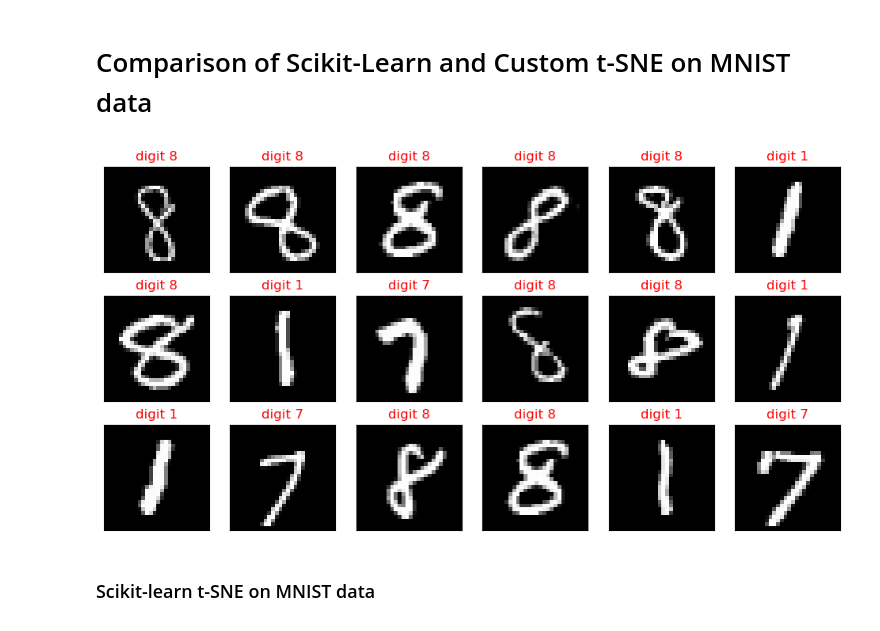
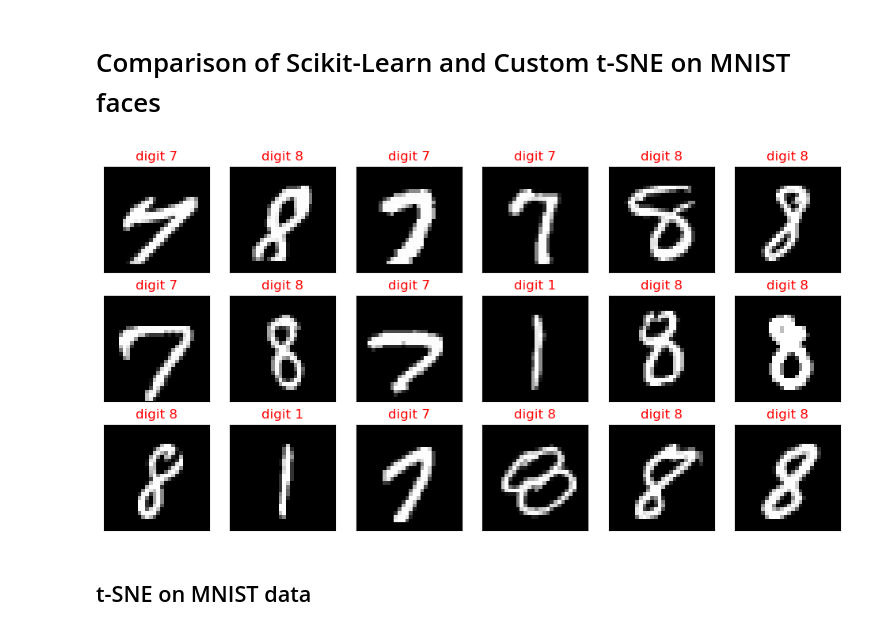
Before and after one commit to AntoineTSP/Advanced_ML, a Jupyter notebook: Embedding_imdb/MNIST/MNIST_comparison.ipynb, the cells around one changed output. Saved outputs shown, nothing was run; the diff lists cells and outputs as text; code cells hidden in the pictures.

```diff
--- a/Embedding_imdb/MNIST/MNIST_comparison.ipynb
+++ b/Embedding_imdb/MNIST/MNIST_comparison.ipynb
@@ -9,7 +9,7 @@ sys.path.append('../')
 from TSNE_code.TSNE_utils import TSNE
 from sklearn.manifold import TSNE as sk_TSNE
 # %% [markdown]
-# Comparison of Scikit-Learn and Custom t-SNE on MNIST data
+# Comparison of Scikit-Learn and Custom t-SNE on MNIST faces
 # %%
 path_to_mnist_dataset = "digits.npz"
 # %%
@@ -30,15 +28,15 @@ def plot_digit(ax, digit_vector, title=None, color="red"):
 # %%
 nrows, ncols = 3, 6
 to_display = np.random.choice(range(len(mnist_matrices)), size=nrows*ncols)
 
 fig, axs = plt.subplots(nrows, ncols, figsize=(2*ncols, 2*nrows))
 cur_display = 0
 for i in range(nrows):
     for j in range(ncols):
         digit_vector = mnist_matrices[to_display[cur_display]]
-        plot_digit(axs[i][j], digit_vector, title=f"digit {mnist_labels[to_display[cur_display], 0]}")
+        plot_digit(axs[i][j], digit_vector, title=f"digit {labels[to_display[cur_display], 0]}")
         cur_display += 1
 # %% [output]
-[figure, old version]
+[figure, new version]
 # %% [markdown]
-### Scikit-learn t-SNE on MNIST data
+## t-SNE on MNIST data
```
Also changed, not shown: parts of 22 cells of this notebook, 3 other files.
